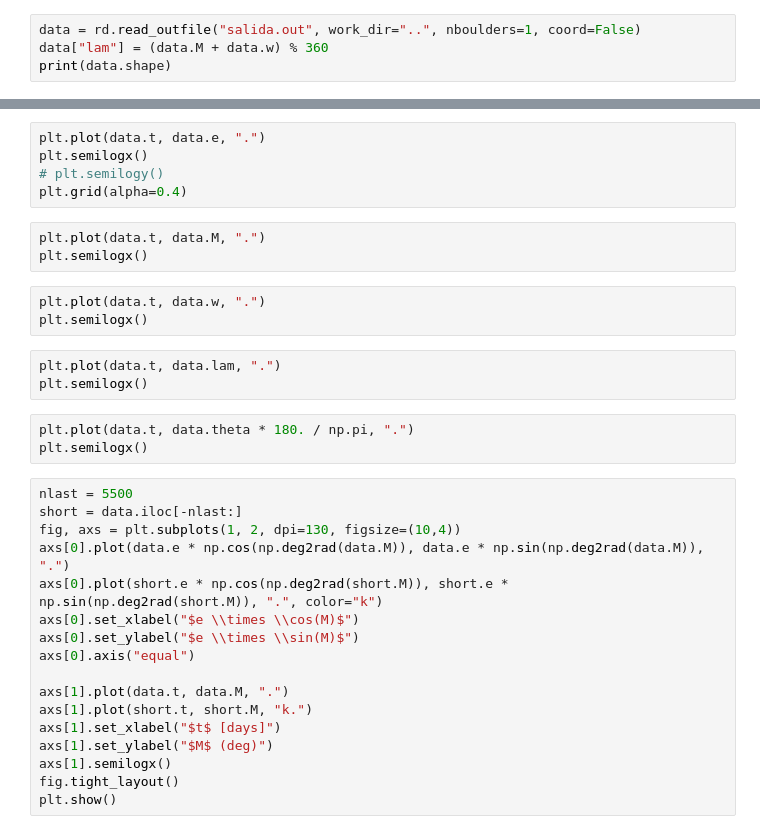
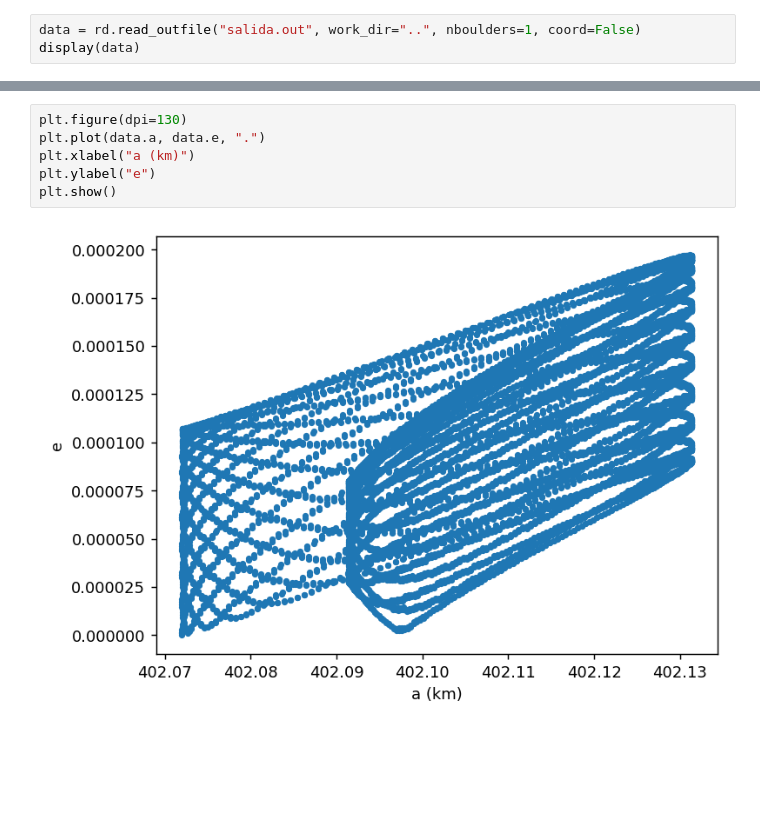
Before and after one commit to Gianuzzi/AstroBould, a Jupyter notebook: tools/plot_salida.ipynb, the cells around one changed output, grey strips where cells are left out. Cells and saved outputs as stored; diff of their text form; blank space fills up the shorter version.

```diff
--- a/tools/plot_salida.ipynb
+++ b/tools/plot_salida.ipynb
@@ -5,4 +5,3 @@ import matplotlib.pyplot as plt
 # %%
 data = rd.read_outfile("salida.out", work_dir="..", nboulders=1, coord=False)
-data["lam"] = (data.M + data.w) % 360
-print(data.shape)
+display(data)
@@ -9,34 +38,8 @@ print(data.shape)
 # %%
-plt.plot(data.t, data.e, ".")
-plt.semilogx()
-# plt.semilogy()
-plt.grid(alpha=0.4)
+plt.figure(dpi=130)
+plt.plot(data.a, data.e, ".")
+plt.xlabel("a (km)")
+plt.ylabel("e")
+plt.show()
+# %% [output]
+[figure, added]
-# %%
-plt.plot(data.t, data.M, ".")
-plt.semilogx()
-# %%
-plt.plot(data.t, data.w, ".")
-plt.semilogx()
-# %%
-plt.plot(data.t, data.lam, ".")
-plt.semilogx()
-# %%
-plt.plot(data.t, data.theta * 180. / np.pi, ".")
-plt.semilogx()
-# %%
-nlast = 5500
-short = data.iloc[-nlast:]
-fig, axs = plt.subplots(1, 2, dpi=130, figsize=(10,4))
-axs[0].plot(data.e * np.cos(np.deg2rad(data.M)), data.e * np.sin(np.deg2rad(data.M)), ".")
-axs[0].plot(short.e * np.cos(np.deg2rad(short.M)), short.e * np.sin(np.deg2rad(short.M)), ".", color="k")
-axs[0].set_xlabel("$e \\times \\cos(M)$")
-axs[0].set_ylabel("$e \\times \\sin(M)$")
-axs[0].axis("equal")
-
-axs[1].plot(data.t, data.M, ".")
-axs[1].plot(short.t, short.M, "k.")
-axs[1].set_xlabel("$t$ [days]")
-axs[1].set_ylabel("$M$ (deg)")
-axs[1].semilogx()
-fig.tight_layout()
-plt.show()
```
Also changed, not shown: parts of 9 cells of this notebook, 3 other files.
